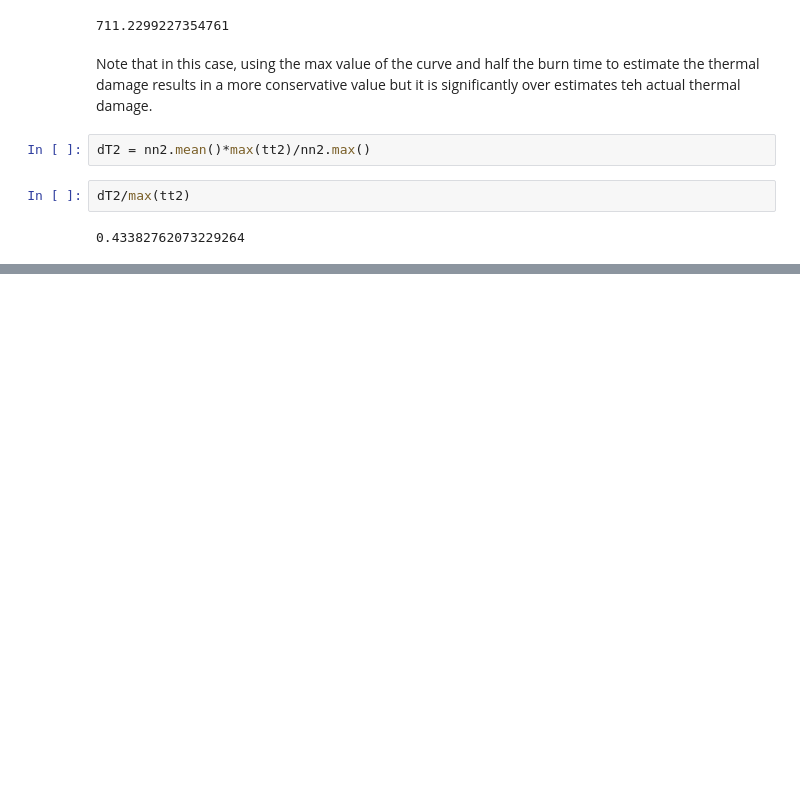
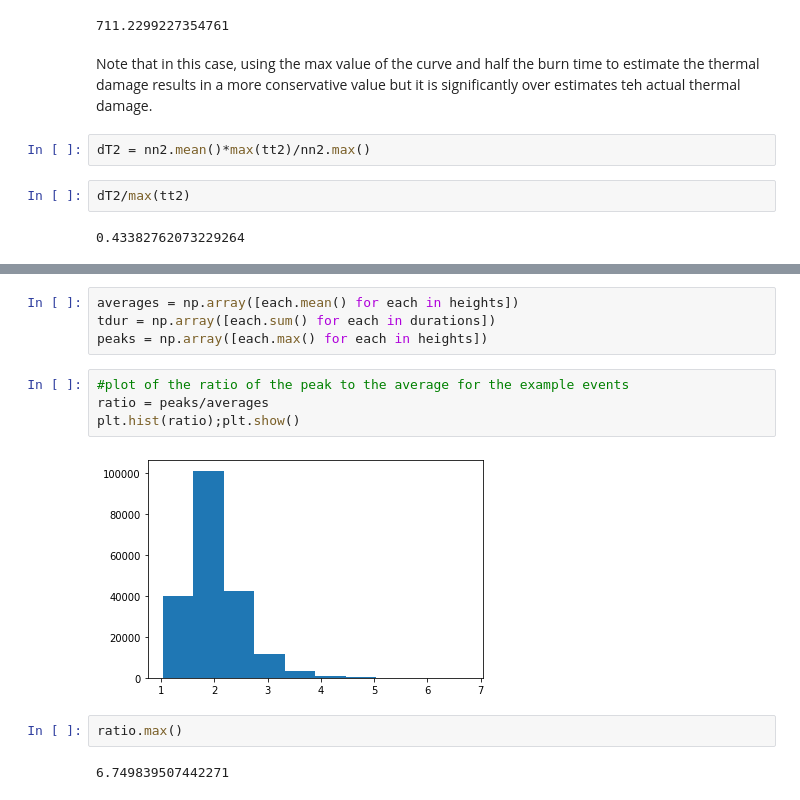
Before and after one commit to clint-bg/publicationdata, a Jupyter notebook: safeSeparation/Heat_Injury.ipynb, the cells around one changed output, grey strips where cells are left out. Cells and saved outputs as stored; diff of their text form; blank space fills up the shorter version.

```diff
--- a/safeSeparation/Heat_Injury.ipynb
+++ b/safeSeparation/Heat_Injury.ipynb
@@ -146,0 +183,14 @@ dT2/max(tt2)
+# %%
+averages = np.array([each.mean() for each in heights])
+tdur = np.array([each.sum() for each in durations])
+peaks = np.array([each.max() for each in heights])
+# %%
+#plot of the ratio of the peak to the average for the example events
+ratio = peaks/averages
+plt.hist(ratio);plt.show()
+# %% [output]
+[figure, added]
+# %%
+ratio.max()
+# %% [output]
+6.749839507442271
```
Also changed, not shown: parts of 15 cells of this notebook.
